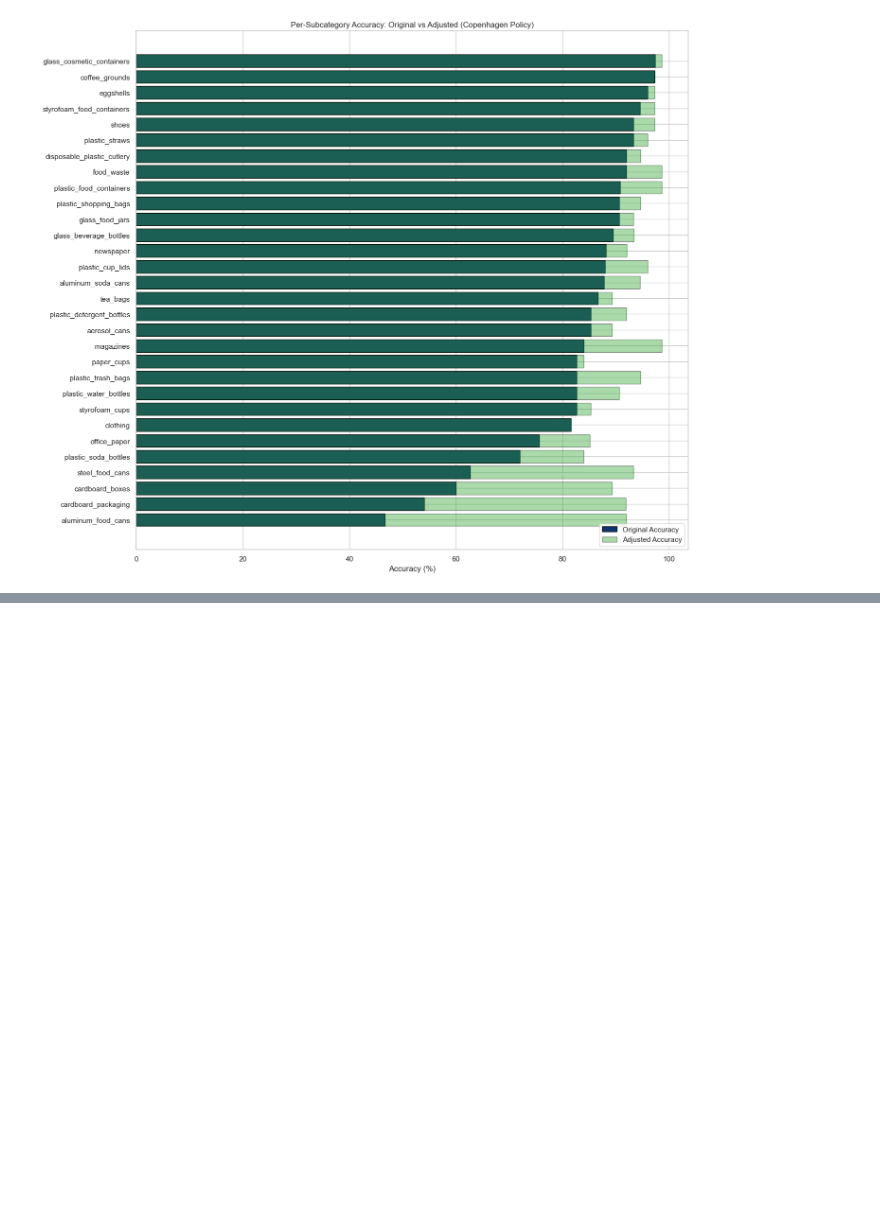
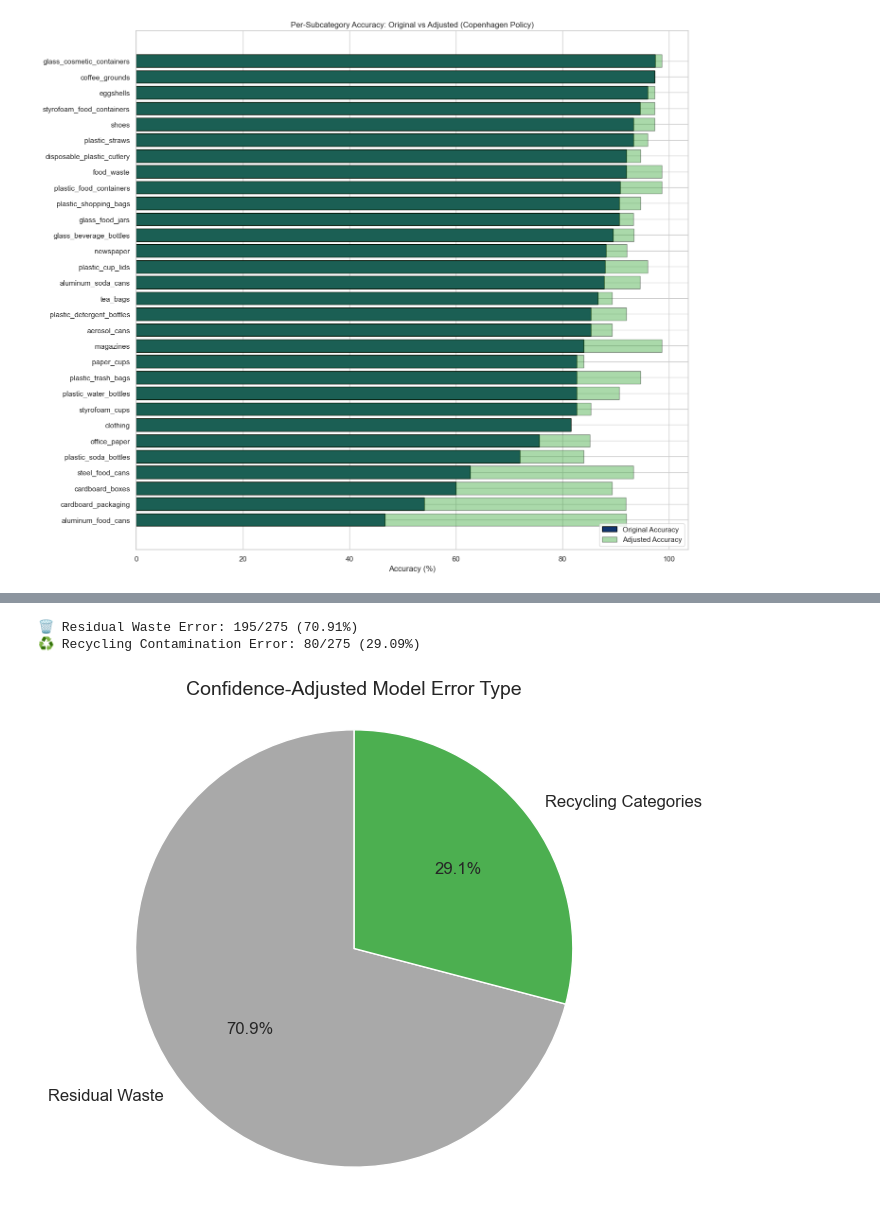
Before and after one commit to skozub25/Waste-Classification, a Jupyter notebook: refine_best_models.ipynb, the cells around one changed output, grey strips where cells are left out. Cells and saved outputs as stored; diff of their text form; code cells hidden in the pictures; blank space fills up the shorter version.

Commit message:
additional charts, investigate error type

```diff
--- a/refine_best_models.ipynb
+++ b/refine_best_models.ipynb
@@ -2340,0 +2488,56 @@ plt.show()
+# %%
+# ----------------------
+# RESIDUAL ERROR ANALYSIS
+# ----------------------
+
+# Count total incorrect predictions
+total_errors = sum(t != p for t, p in zip(true_main_labels, pred_main_labels))
+
+# Count how many of those were predictions of "Residual Waste"
+residual_error_count = sum(
+    (t != p) and (p == "Residual Waste") for t, p in zip(true_main_labels, pred_main_labels)
+)
+
+# Remaining errors are incorrect predictions between recycling categories
+recycling_error_count = total_errors - residual_error_count
+
+# Percent breakdown
+if total_errors > 0:
+    residual_error_percent = 100 * residual_error_count / total_errors
+    recycling_error_percent = 100 * recycling_error_count / total_errors
+else:
+    residual_error_percent = recycling_error_percent = 0.0
+
+#print("\n🔍 Error Type Breakdown:")
+print(f"🗑 Residual Waste Error: {residual_error_count}/{total_errors} ({residual_error_percent:.2f}%)")
+print(f"♻️ Recycling Contamination Error: {recycling_error_count}/{total_errors} ({recycling_error_percent:.2f}%)")
+
+# ----------------------
+# PIE CHART VISUALIZATION (Vertical Alignment Fix)
+# ----------------------
+labels = ['Residual Waste', 'Recycling Categories']
+sizes = [residual_error_count, recycling_error_count]
+colors = ['#a9a9a9', '#4caf50']
+
+fig, ax = plt.subplots(figsize=(7, 6.5))  # Slightly wider than tall
+
+wedges, texts, autotexts = ax.pie(
+    sizes,
+    labels=labels,
+    autopct='%1.1f%%',
+    startangle=90,
+    colors=colors,
+    textprops={'fontsize': 12}
+)
+
+ax.set_title("Confidence-Adjusted Model Error Type", fontsize=14, pad=10)  # Reduced padding
+ax.axis('equal')
+
+# Adjust spacing to move chart up slightly
+fig.subplots_adjust(top=0.85)
+
+plt.show()
+# %% [output]
+🗑 Residual Waste Error: 195/275 (70.91%)
+♻️ Recycling Contamination Error: 80/275 (29.09%)
+[figure, added]
```
Also changed, not shown: parts of 5 cells of this notebook, 1 other file.
